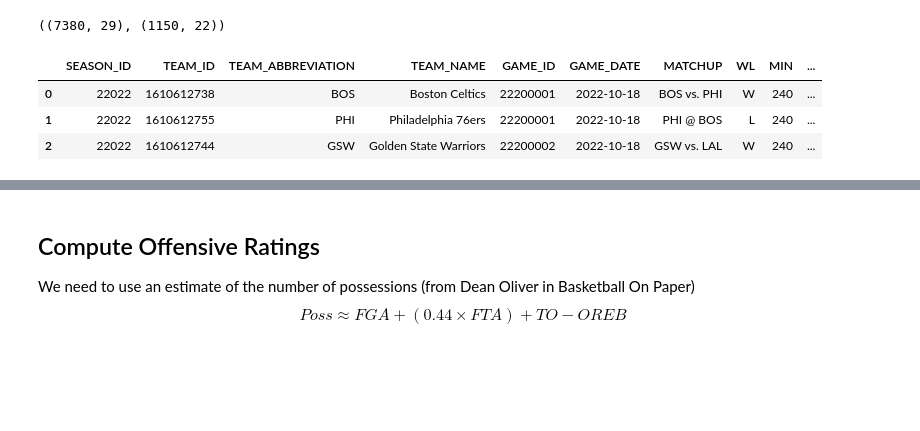
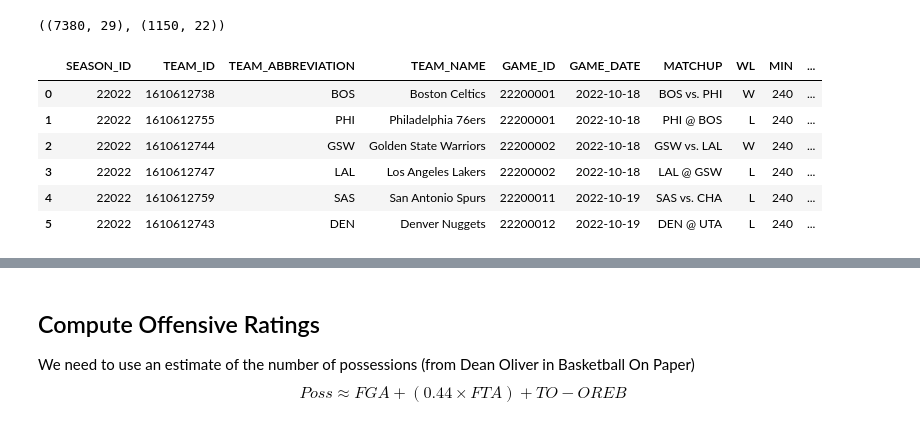
Before and after one commit to samluxenberg1/nba_hustle_sdg, a Jupyter notebook: notebooks/hustle_and_boxscore.ipynb, the cells around one changed output, grey strips where cells are left out. Cells and saved outputs as stored; diff of their text form; code cells hidden in the pictures; blank space fills up the shorter version.

```diff
--- a/notebooks/hustle_and_boxscore.ipynb
+++ b/notebooks/hustle_and_boxscore.ipynb
@@ -29,9 +29,12 @@ df_logs.shape, df_hustle.shape
 # %% [output]
 ((7380, 29), (1150, 22))
 # %%
-df_logs.head(3)
+df_logs.head(6)
 # %% [output]
 |  | SEASON_ID | TEAM_ID | TEAM_ABBREVIATION | TEAM_NAME | GAME_ID | GAME_DATE | MATCHUP | WL | MIN | ... |
 | 0 | 22022 | 1610612738 | BOS | Boston Celtics | 22200001 | 2022-10-18 | BOS vs. PHI | W | 240 | ... |
 | 1 | 22022 | 1610612755 | PHI | Philadelphia 76ers | 22200001 | 2022-10-18 | PHI @ BOS | L | 240 | ... |
 | 2 | 22022 | 1610612744 | GSW | Golden State Warriors | 22200002 | 2022-10-18 | GSW vs. LAL | W | 240 | ... |
+| 3 | 22022 | 1610612747 | LAL | Los Angeles Lakers | 22200002 | 2022-10-18 | LAL @ GSW | L | 240 | ... |
+| 4 | 22022 | 1610612759 | SAS | San Antonio Spurs | 22200011 | 2022-10-19 | SAS vs. CHA | L | 240 | ... |
+| 5 | 22022 | 1610612743 | DEN | Denver Nuggets | 22200012 | 2022-10-19 | DEN @ UTA | L | 240 | ... |
```
Also changed, not shown: parts of 15 cells of this notebook.
